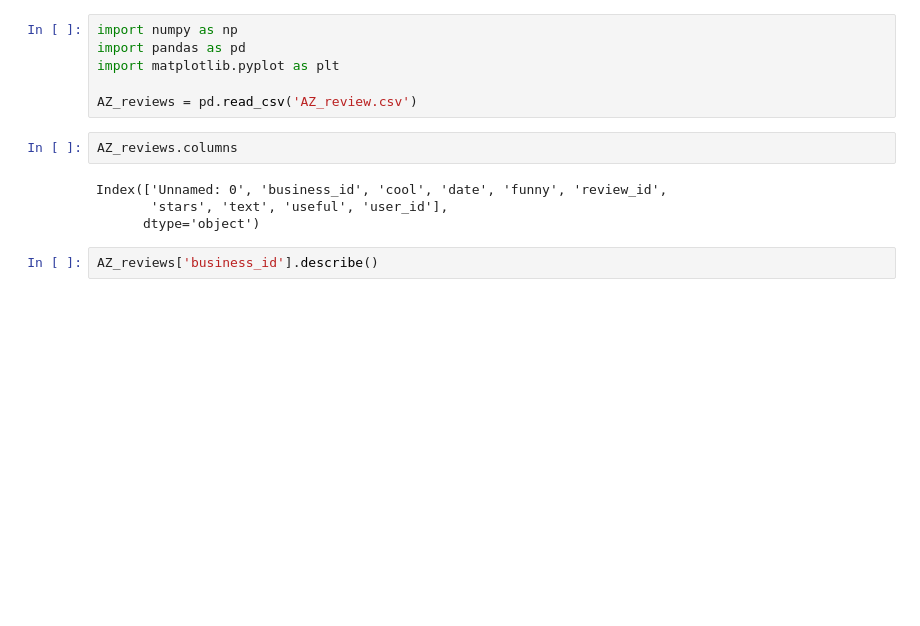
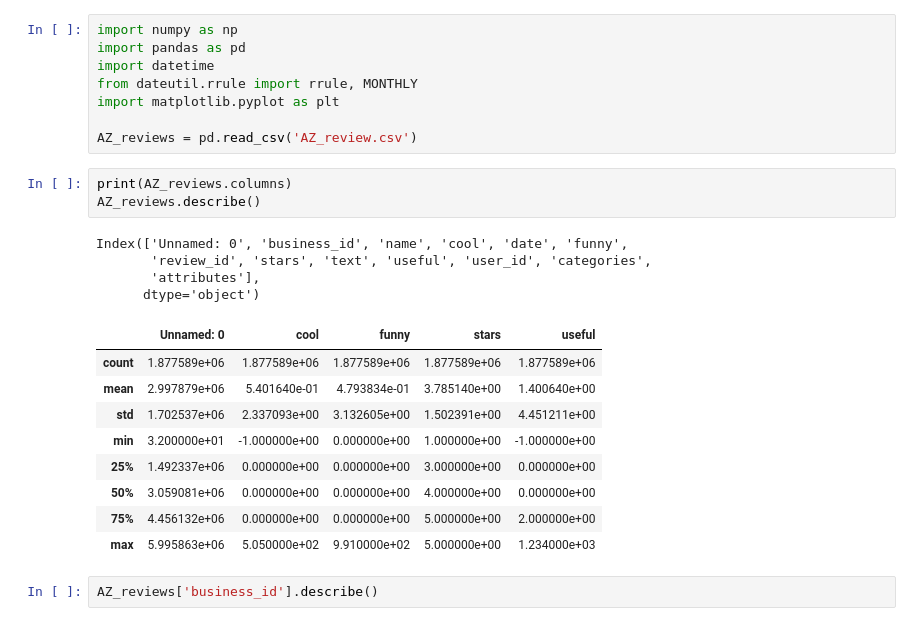
Before and after one commit to ChrisIck/DS101_Project, a Jupyter notebook: AZ exploration.ipynb, the cells around one changed output. Drawn from its saved outputs; the diff is of its cells as text; blank space fills up the shorter version.

```diff
--- a/AZ exploration.ipynb
+++ b/AZ exploration.ipynb
@@ -1,15 +1,28 @@
 # %%
 import numpy as np
 import pandas as pd
+import datetime
+from dateutil.rrule import rrule, MONTHLY
 import matplotlib.pyplot as plt
 
 AZ_reviews = pd.read_csv('AZ_review.csv')
-# %%
-AZ_reviews.columns
-# %% [output]
-Index(['Unnamed: 0', 'business_id', 'cool', 'date', 'funny', 'review_id',
-       'stars', 'text', 'useful', 'user_id'],
-      dtype='object')
+# %%
+print(AZ_reviews.columns)
+AZ_reviews.describe()
+# %% [output]
+Index(['Unnamed: 0', 'business_id', 'name', 'cool', 'date', 'funny',
+       'review_id', 'stars', 'text', 'useful', 'user_id', 'categories',
+       'attributes'],
+      dtype='object')
+|  | Unnamed: 0 | cool | funny | stars | useful |
+| count | 1.877589e+06 | 1.877589e+06 | 1.877589e+06 | 1.877589e+06 | 1.877589e+06 |
+| mean | 2.997879e+06 | 5.401640e-01 | 4.793834e-01 | 3.785140e+00 | 1.400640e+00 |
+| std | 1.702537e+06 | 2.337093e+00 | 3.132605e+00 | 1.502391e+00 | 4.451211e+00 |
+| min | 3.200000e+01 | -1.000000e+00 | 0.000000e+00 | 1.000000e+00 | -1.000000e+00 |
+| 25% | 1.492337e+06 | 0.000000e+00 | 0.000000e+00 | 3.000000e+00 | 0.000000e+00 |
+| 50% | 3.059081e+06 | 0.000000e+00 | 0.000000e+00 | 4.000000e+00 | 0.000000e+00 |
+| 75% | 4.456132e+06 | 0.000000e+00 | 0.000000e+00 | 5.000000e+00 | 2.000000e+00 |
+| max | 5.995863e+06 | 5.050000e+02 | 9.910000e+02 | 5.000000e+00 | 1.234000e+03 |
 # %%
 AZ_reviews['business_id'].describe()
 # %% [output]
```
Also changed, not shown: parts of 8 cells of this notebook.
